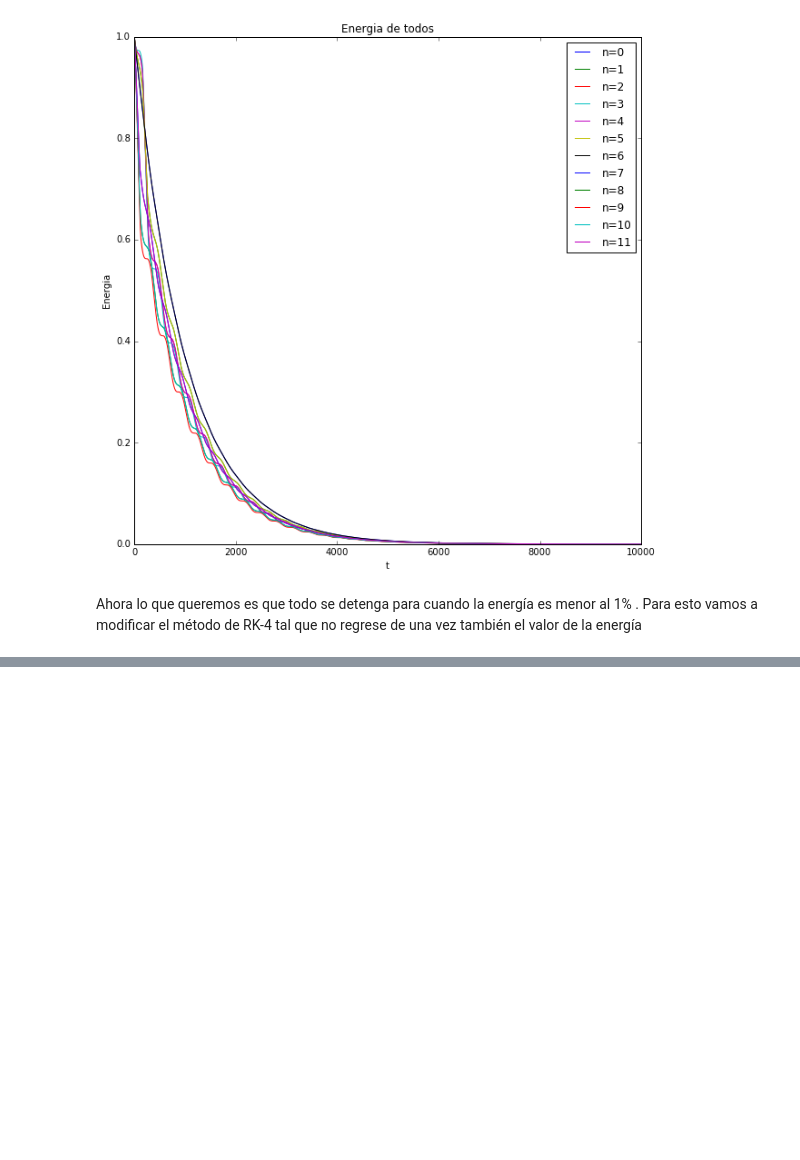
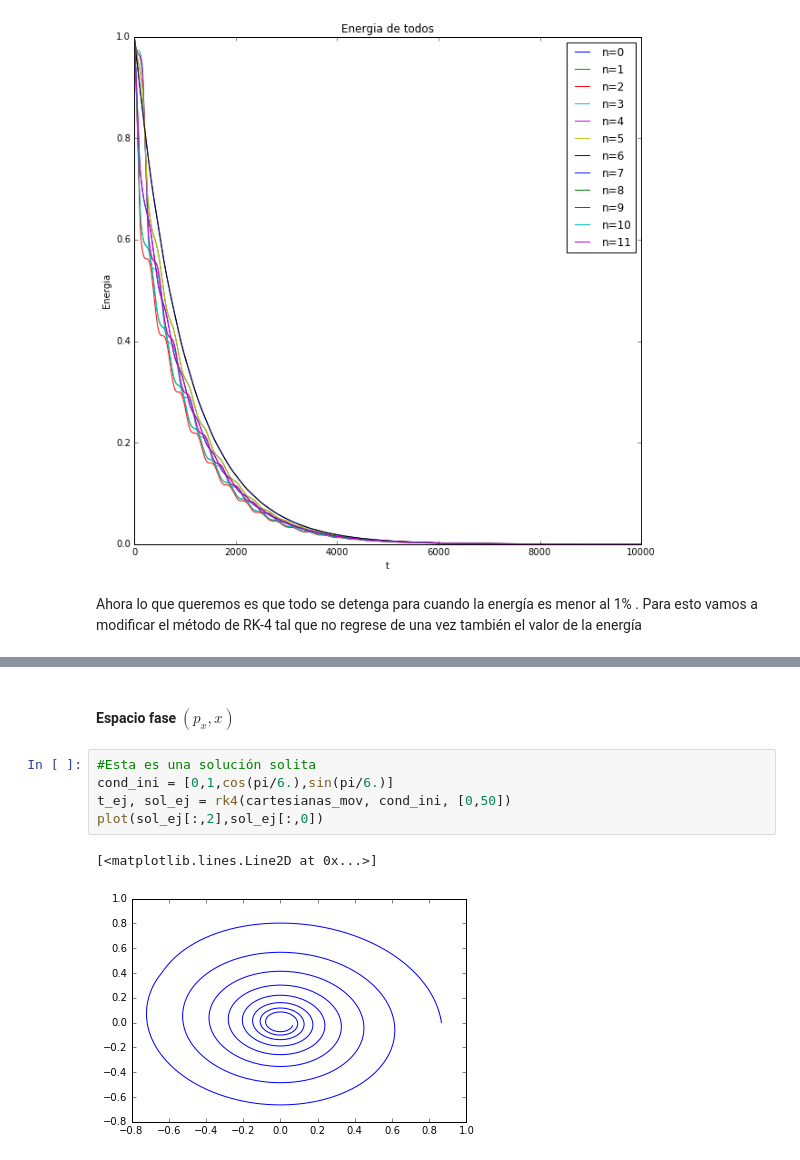
Before and after one commit to plascurain/fisicacomputacional, a Jupyter notebook: tareas/tareaexamen_1/Problema_1.ipynb, the cells around one changed output, grey strips where cells are left out. Saved outputs shown, nothing was run; the diff lists cells and outputs as text; blank space fills up the shorter version.

```diff
--- a/tareas/tareaexamen_1/Problema_1.ipynb
+++ b/tareas/tareaexamen_1/Problema_1.ipynb
@@ -306,0 +332,10 @@ show()
+# %% [markdown]
+#### Espacio fase $(p_x , x)$
+# %%
+#Esta es una solución solita
+cond_ini = [0,1,cos(pi/6.),sin(pi/6.)]
+t_ej, sol_ej = rk4(cartesianas_mov, cond_ini, [0,50])
+plot(sol_ej[:,2],sol_ej[:,0])
+# %% [output]
+[<matplotlib.lines.Line2D at 0x...>]
+[figure, added]
```
Also changed, not shown: parts of 9 cells of this notebook.
